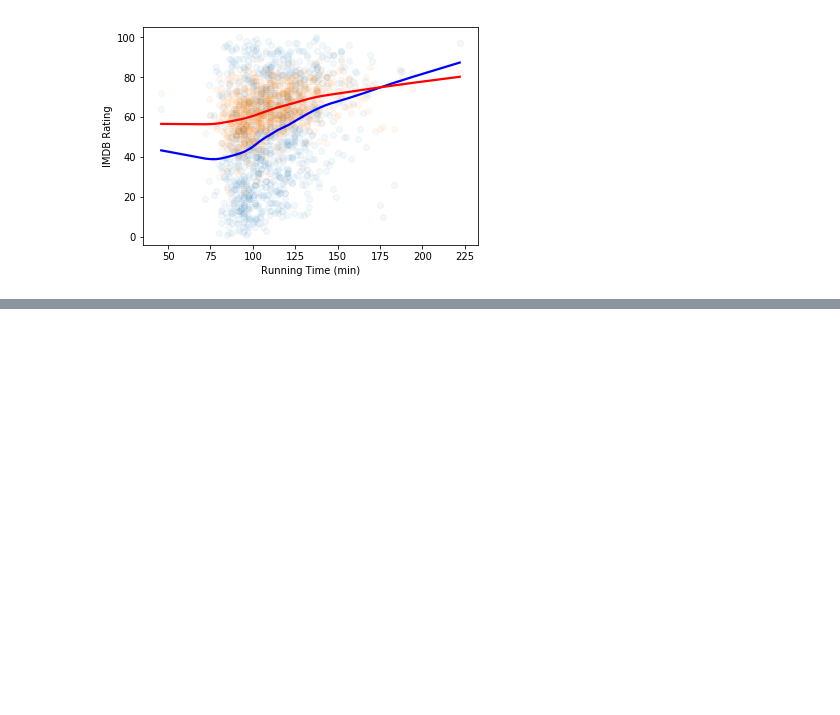
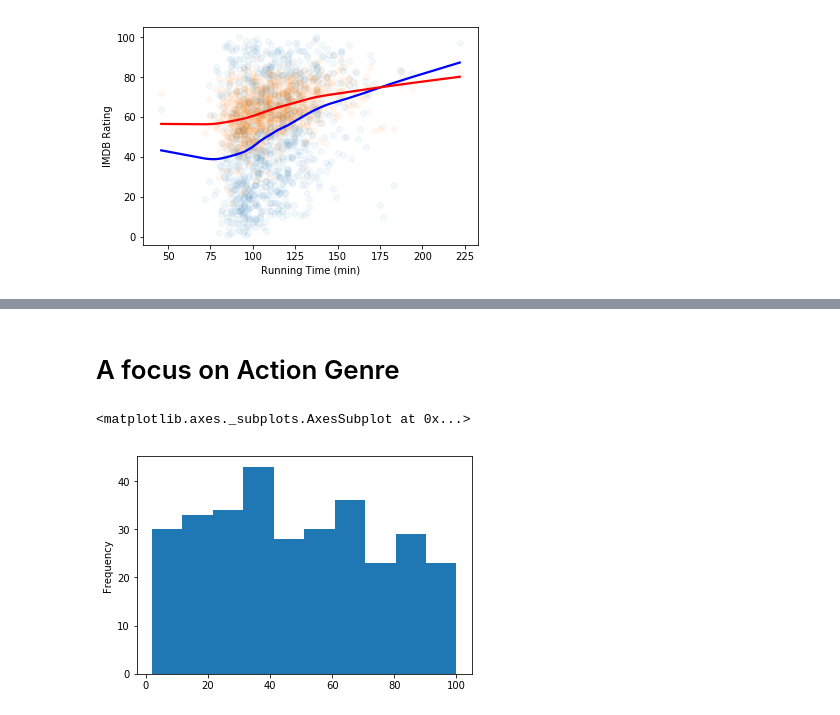
Before and after one commit to SilviaJIR/User-vs-Critics-on-Movie-Ratings, a Jupyter notebook: DataScrapingRottonTomatoes.ipynb, the cells around one changed output, grey strips where cells are left out. Cells and saved outputs as stored; diff of their text form; code cells hidden in the pictures; blank space fills up the shorter version.

```diff
--- a/DataScrapingRottonTomatoes.ipynb
+++ b/DataScrapingRottonTomatoes.ipynb
@@ -198,0 +259,8 @@ sns.regplot(x='Running Time (min)', y='IMDB Rating', data=df_runtime, lowess=Tru
+# %% [markdown]
+# A focus on Action Genre
+# %%
+genres[genres['Major Genre'] == 'Action']['Rotten Tomatoes Rating'].plot('hist')
+# For Rotten Tomatoes the distribution is not normal with no prominent clusters
+# %% [output]
+<matplotlib.axes._subplots.AxesSubplot at 0x...>
+[figure, added]
```
Also changed, not shown: parts of 24 cells of this notebook.
